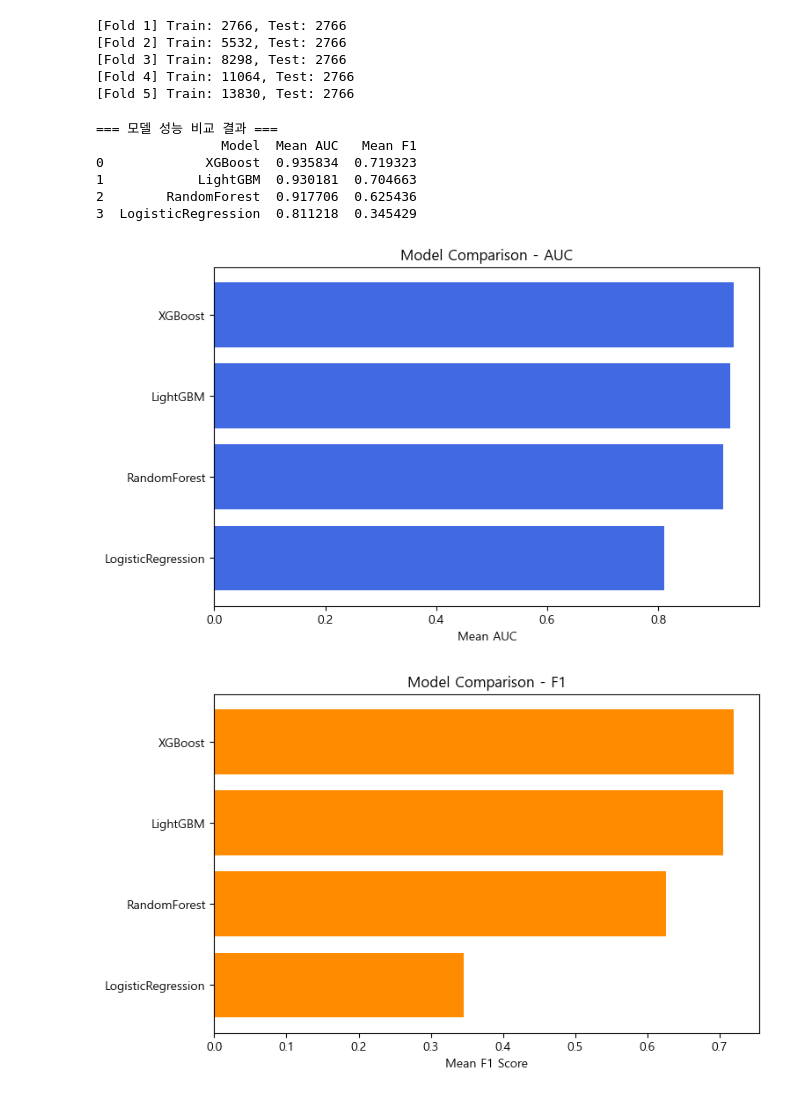
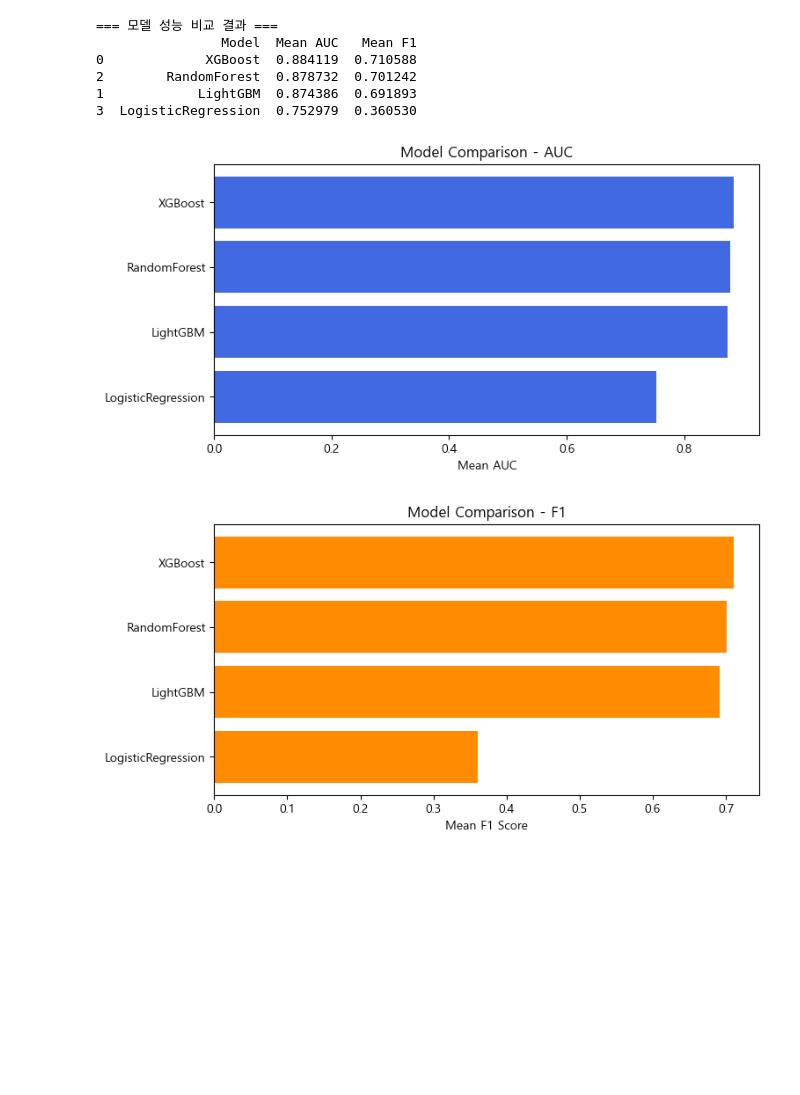
Before and after one commit to wlssyuu/ml-based-financial-analysis, a Jupyter notebook: 1_Model_coparison.ipynb, the cells around one changed output. Cells and saved outputs as stored; diff of their text form; code cells hidden in the pictures; blank space fills up the shorter version.

```diff
--- a/1_Model_coparison.ipynb
+++ b/1_Model_coparison.ipynb
@@ -146,14 +70,7 @@ print("데이터셋 크기:", X.shape)
 # %%
-# 시계열 교차검증 (예: 5번 분할)
-tscv = TimeSeriesSplit(n_splits=5)
-
-# 분할 예시 확인
-for fold, (train_idx, test_idx) in enumerate(tscv.split(X)):
-    print(f"[Fold {fold+1}] Train: {len(train_idx)}, Test: {len(test_idx)}")
+# ---------------------------------
+# ⑤ Feature, Target 분리
+# ---------------------------------
+X = agg_df[base_features + static_features]
+y = agg_df['target_next_quarter']
-# %% [output]
-[Fold 1] Train: 2766, Test: 2766
-[Fold 2] Train: 5532, Test: 2766
-[Fold 3] Train: 8298, Test: 2766
-[Fold 4] Train: 11064, Test: 2766
-[Fold 5] Train: 13830, Test: 2766
 # %%
@@ -187,14 +104,13 @@ models = {
     )
 }
 # %%
-# -------------------------------
-# ② 모델 성능 저장용 리스트
-# -------------------------------
+# ---------------------------------
+# ⑦ 시계열 교차검증
+# ---------------------------------
+# 36개월(12분기)이므로 3~4개 Fold가 적절
+tscv = TimeSeriesSplit(n_splits=4)
+
 results = []
-
-# -------------------------------
-# ③ 교차검증을 통한 모델 성능 비교
-# -------------------------------
 for name, model in models.items():
     auc_scores = []
     f1_scores = []
@@ -207,44 +123,46 @@ for name, model in models.items():
         y_pred = model.predict(X_test)
         y_pred_proba = model.predict_proba(X_test)[:, 1]
 
-        auc_scores.append(roc_auc_score(y_test, y_pred_proba))
-        f1_scores.append(precision_recall_fscore_support(y_test, y_pred, average='binary')[2])
+        auc = roc_auc_score(y_test, y_pred_proba)
+        f1 = precision_recall_fscore_support(y_test, y_pred, average='binary')[2]
+        auc_scores.append(auc)
+        f1_scores.append(f1)
 
     results.append({
         'Model': name,
         'Mean AUC': np.mean(auc_scores),
         'Mean F1': np.mean(f1_scores)
     })
-
-# -------------------------------
-# ④ 결과 정리
-# -------------------------------
-results_df = pd.DataFrame(results).sort_values(by='Mean AUC', ascending=False)
-print("\n=== 모델 성능 비교 결과 ===")
-print(results_df)
-# %% [output]
-=== 모델 성능 비교 결과 ===
-                Model  Mean AUC   Mean F1
-0             XGBoost  0.935834  0.719323
-1            LightGBM  0.930181  0.704663
-2        RandomForest  0.917706  0.625436
-3  LogisticRegression  0.811218  0.345429
+# %%
+# ---------------------------------
+# ⑧ 결과 출력
+# ---------------------------------
+results_df = pd.DataFrame(results).sort_values(by='Mean AUC', ascending=False)
+print("\n=== 모델 성능 비교 결과 ===")
+print(results_df)
+# %% [output]
+=== 모델 성능 비교 결과 ===
+                Model  Mean AUC   Mean F1
+0             XGBoost  0.884119  0.710588
+2        RandomForest  0.878732  0.701242
+1            LightGBM  0.874386  0.691893
+3  LogisticRegression  0.752979  0.360530
 # %%
 import matplotlib.pyplot as plt
 
-plt.figure(figsize=(8,5))
+plt.figure(figsize=(8,4))
 plt.barh(results_df['Model'], results_df['Mean AUC'], color='royalblue')
 plt.xlabel('Mean AUC')
 plt.title('Model Comparison - AUC')
 plt.gca().invert_yaxis()
 plt.show()
 
-plt.figure(figsize=(8,5))
+plt.figure(figsize=(8,4))
 plt.barh(results_df['Model'], results_df['Mean F1'], color='darkorange')
 plt.xlabel('Mean F1 Score')
 plt.title('Model Comparison - F1')
 plt.gca().invert_yaxis()
 plt.show()
 # %% [output]
-[figure, old version]
+[figure, new version]
-[figure, old version]
+[figure, new version]
```
Also changed, not shown: parts of 6 cells of this notebook, 2 other files.
